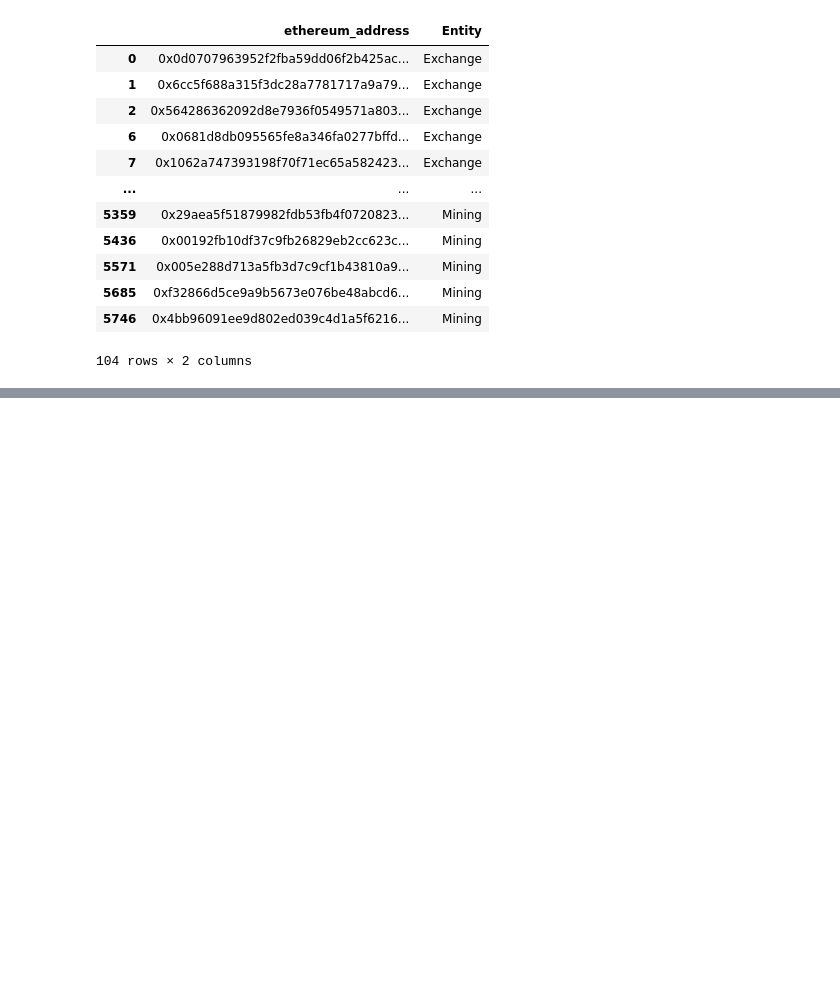
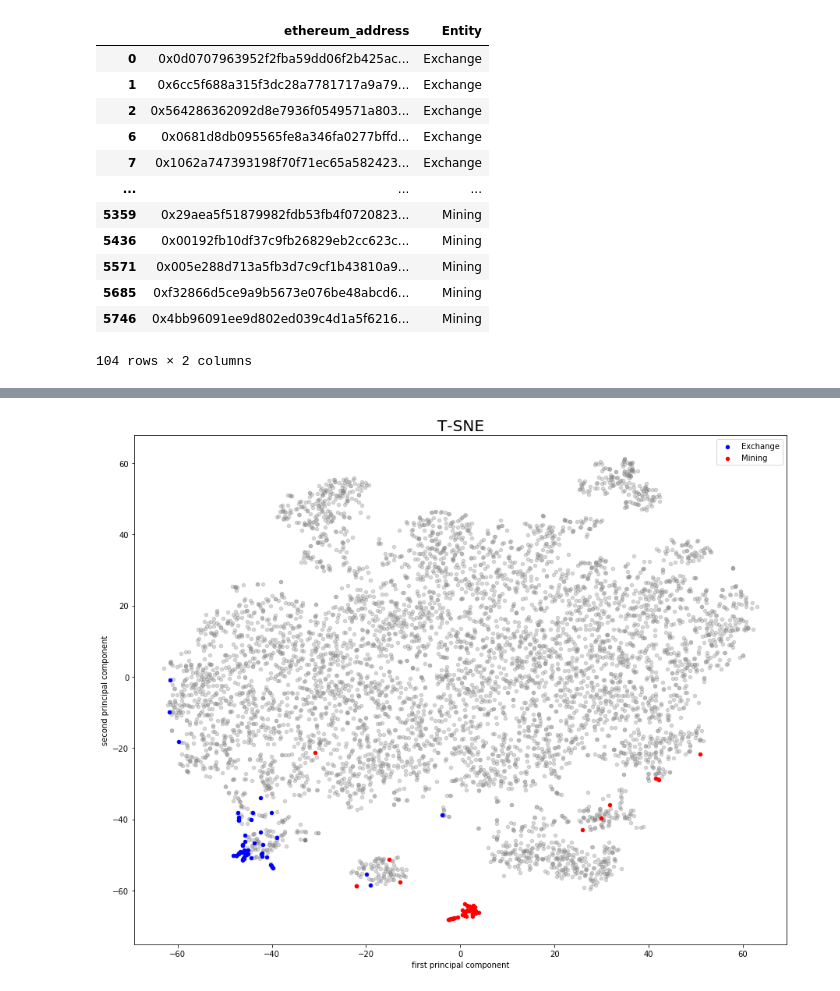
Before and after one commit to ThomasDelatte/ethereum-analytics, a Jupyter notebook: notebooks/clustering_and_tsne.ipynb, the cells around one changed output, grey strips where cells are left out. Cells and saved outputs as stored; diff of their text form; code cells hidden in the pictures; blank space fills up the shorter version.

```diff
--- a/notebooks/clustering_and_tsne.ipynb
+++ b/notebooks/clustering_and_tsne.ipynb
@@ -279,0 +539,15 @@ plot_tsne(cl_2, tsne_results_2)
+# %%
+def data_pipeline_cop(df):
+    # Strip address and label columns
+    data = df.iloc[:,1:-1]
+    log = FunctionTransformer(func=np.log1p, inverse_func=np.expm1, validate=True)
+    scale = StandardScaler()
+    pca =PCA(n_components=data.shape[1])
+
+    # Build pipeline
+    pipe = Pipeline([('log', log ),
+                     ('scale', scale ),
+                     ('PCA', pca)])
+    results = pipe.fit_transform(data)
+
+    return pipe, results
@@ -279,0 +668,4 @@ plot_tsne(cl_2, tsne_results_2)
+# %%
+plot_tsne_with_labels(tsne_results_cop, dataset, dflabel, categs, colors)
+# %% [output]
+[figure, added]
```
Also changed, not shown: parts of 38 cells of this notebook.
